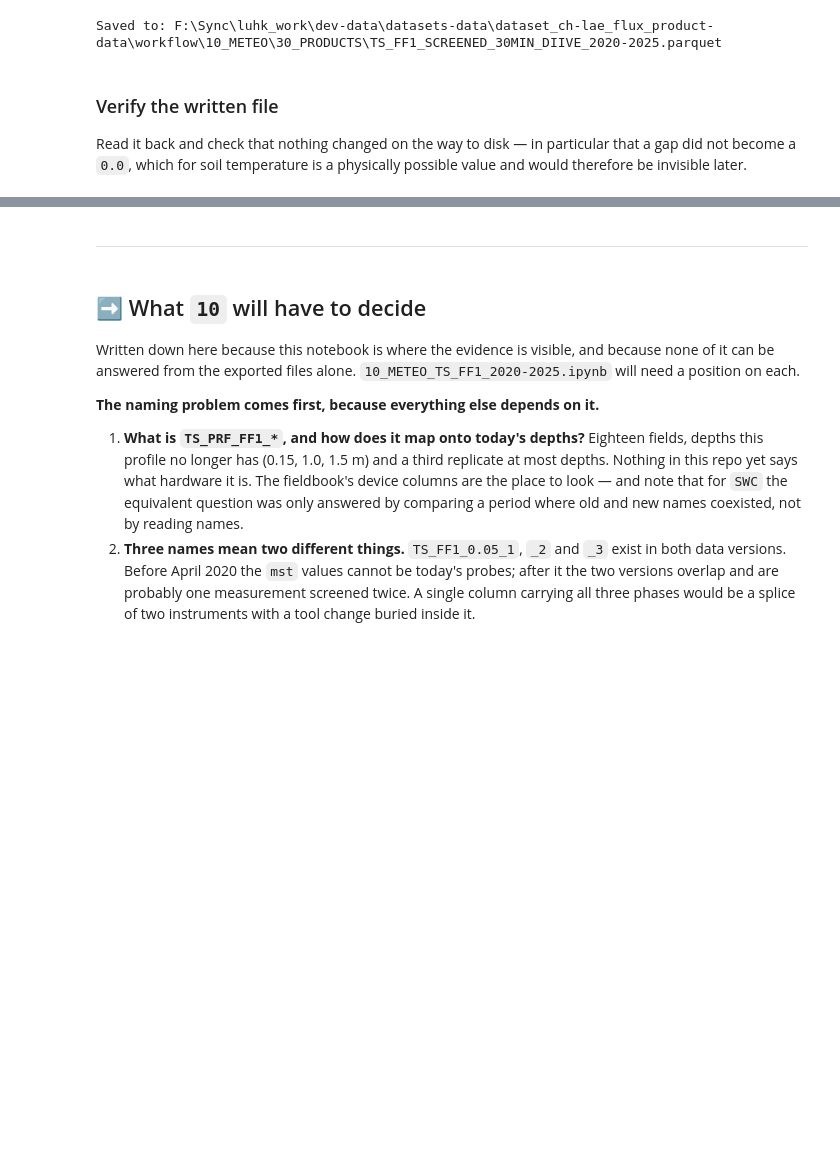
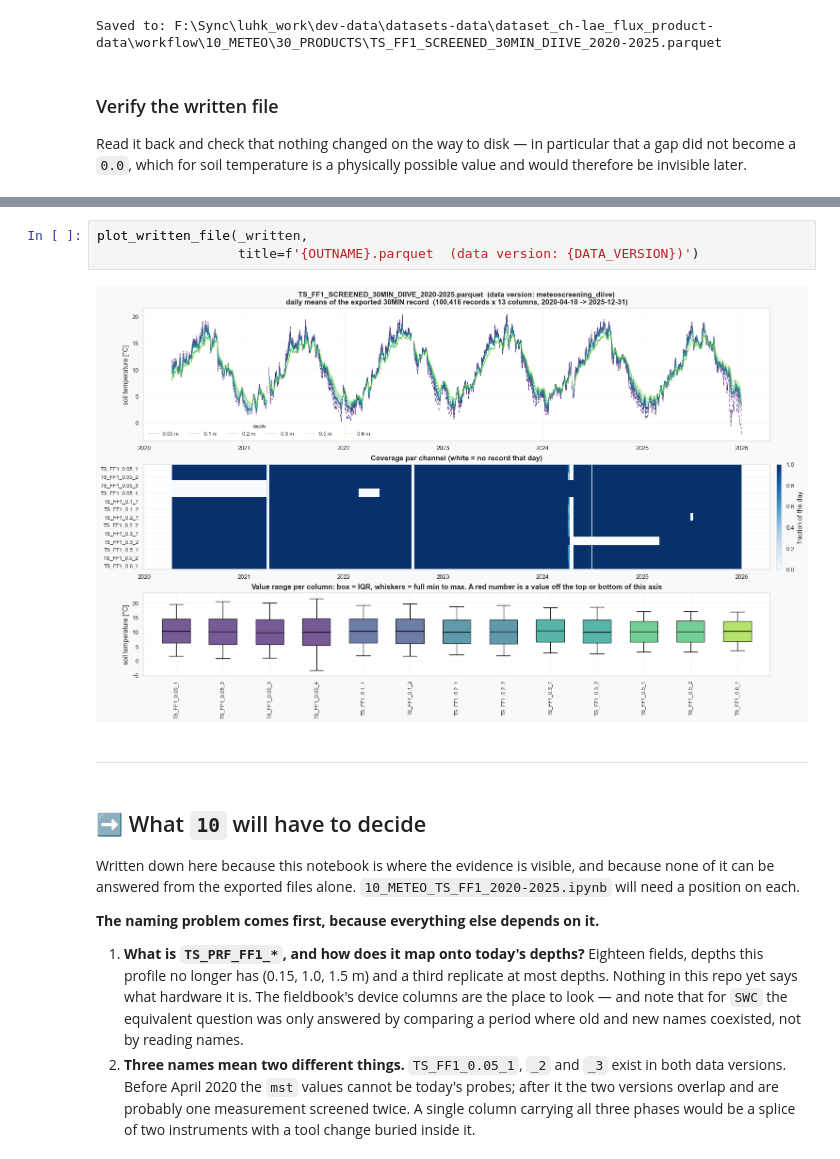
Before and after one commit to holukas/dataset_ch-lae_flux_product, a Jupyter notebook: workflow/10_METEO/30_PRODUCTS/TS_FF1_SCREENED_30MIN_2004-2025.ipynb, the cells around one changed output, grey strips where cells are left out. Drawn from its saved outputs; the diff is of its cells as text; blank space fills up the shorter version.

```diff
--- a/workflow/10_METEO/30_PRODUCTS/TS_FF1_SCREENED_30MIN_2004-2025.ipynb
+++ b/workflow/10_METEO/30_PRODUCTS/TS_FF1_SCREENED_30MIN_2004-2025.ipynb
@@ -760,3 +936,8 @@ Written parquet verified.
+# %%
+plot_written_file(_written,
+                  title=f'{OUTNAME}.parquet  (data version: {DATA_VERSION})')
+# %% [output]
+[figure, added]
 # %% [markdown]
 ***
 # %% [markdown]
```
Also changed, not shown: parts of 12 cells of this notebook, 2 other files.
